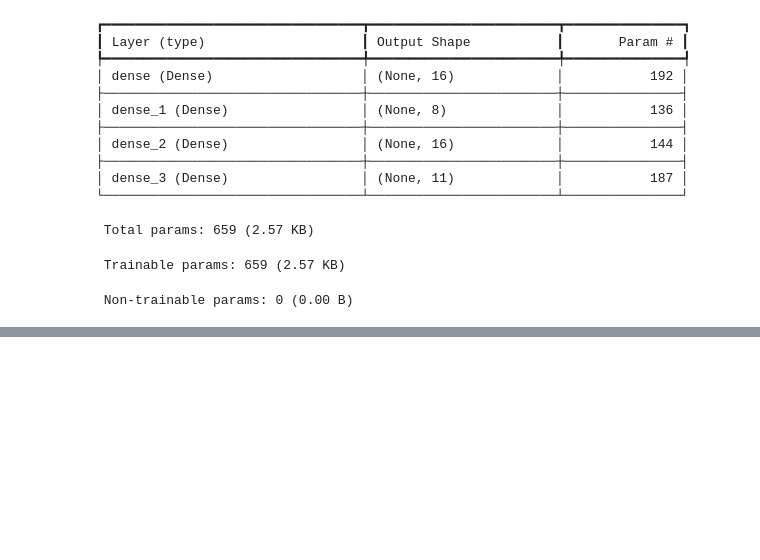
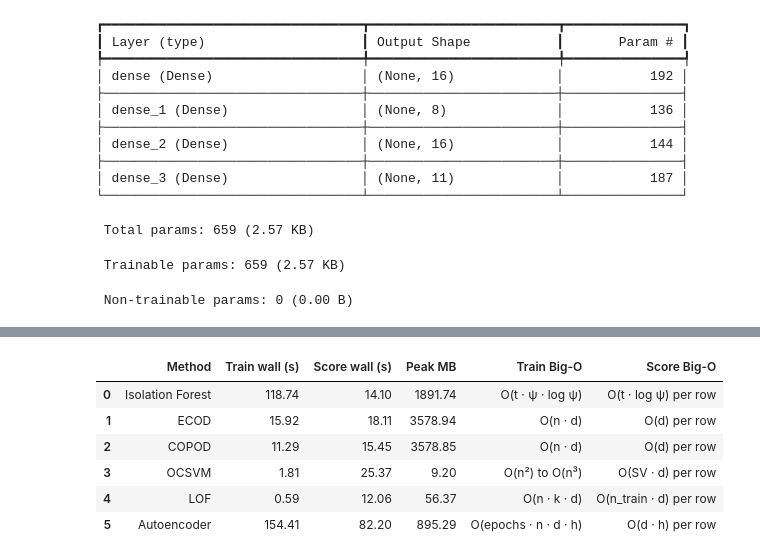
Before and after one commit to MarcLVR/financial-fraud-anomaly-detection, a Jupyter notebook: notebooks/04_anomaly_detection.ipynb, the cells around one changed output, grey strips where cells are left out. Saved outputs shown, nothing was run; the diff lists cells and outputs as text; code cells hidden in the pictures; blank space fills up the shorter version.

```diff
--- a/notebooks/04_anomaly_detection.ipynb
+++ b/notebooks/04_anomaly_detection.ipynb
@@ -275,0 +538,63 @@ plt.show()
+# %%
+def aggregate_repeats(prefix: str, suffix: str) -> float:
+    """Mean of profile values across repeated runs sharing a prefix."""
+    keys = [k for k in profile_results if k.startswith(prefix) and k.endswith(suffix)]
+    if not keys:
+        return float("nan")
+    return float(np.mean([profile_results[k]["wall_seconds"] for k in keys]))
+
+
+def aggregate_memory(prefix: str, suffix: str) -> float:
+    keys = [k for k in profile_results if k.startswith(prefix) and k.endswith(suffix)]
+    if not keys:
+        return float("nan")
+    return float(np.mean([profile_results[k]["peak_mb"] for k in keys]))
+
+
+complexity = pd.DataFrame([
+    {"Method": "Isolation Forest",
+     "Train wall (s)": profile_results["iforest_fit"]["wall_seconds"],
+     "Score wall (s)": profile_results["iforest_score"]["wall_seconds"],
+     "Peak MB":        profile_results["iforest_fit"]["peak_mb"],
+     "Train Big-O":    "O(t · ψ · log ψ)",
+     "Score Big-O":    "O(t · log ψ) per row"},
+    {"Method": "ECOD",
+     "Train wall (s)": profile_results["ecod_fit"]["wall_seconds"],
+     "Score wall (s)": profile_results["ecod_score"]["wall_seconds"],
+     "Peak MB":        profile_results["ecod_fit"]["peak_mb"],
+     "Train Big-O":    "O(n · d)",
+     "Score Big-O":    "O(d) per row"},
+    {"Method": "COPOD",
+     "Train wall (s)": profile_results["copod_fit"]["wall_seconds"],
+     "Score wall (s)": profile_results["copod_score"]["wall_seconds"],
+     "Peak MB":        profile_results["copod_fit"]["peak_mb"],
+     "Train Big-O":    "O(n · d)",
+     "Score Big-O":    "O(d) per row"},
+    {"Method": "OCSVM",
+     "Train wall (s)": aggregate_repeats("ocsvm_fit", suffix=""),
+     "Score wall (s)": aggregate_repeats("ocsvm_score", suffix=""),
+     "Peak MB":        aggregate_memory("ocsvm_fit", suffix=""),
+     "Train Big-O":    "O(n²) to O(n³)",
+     "Score Big-O":    "O(SV · d) per row"},
+    {"Method": "LOF",
+     "Train wall (s)": aggregate_repeats("lof_fit", suffix=""),
+     "Score wall (s)": aggregate_repeats("lof_score", suffix=""),
+     "Peak MB":        aggregate_memory("lof_fit", suffix=""),
+     "Train Big-O":    "O(n · k · d)",
+     "Score Big-O":    "O(n_train · d) per row"},
+    {"Method": "Autoencoder",
+     "Train wall (s)": profile_results["autoencoder_fit"]["wall_seconds"],
+     "Score wall (s)": profile_results["autoencoder_score"]["wall_seconds"],
+     "Peak MB":        profile_results["autoencoder_fit"]["peak_mb"],
+     "Train Big-O":    "O(epochs · n · d · h)",
+     "Score Big-O":    "O(d · h) per row"},
+])
+complexity.round(2)
+# %% [output]
+|  | Method | Train wall (s) | Score wall (s) | Peak MB | Train Big-O | Score Big-O |
+| 0 | Isolation Forest | 118.74 | 14.10 | 1891.74 | O(t · ψ · log ψ) | O(t · log ψ) per row |
+| 1 | ECOD | 15.92 | 18.11 | 3578.94 | O(n · d) | O(d) per row |
+| 2 | COPOD | 11.29 | 15.45 | 3578.85 | O(n · d) | O(d) per row |
+| 3 | OCSVM | 1.81 | 25.37 | 9.20 | O(n²) to O(n³) | O(SV · d) per row |
+| 4 | LOF | 0.59 | 12.06 | 56.37 | O(n · k · d) | O(n_train · d) per row |
+| 5 | Autoencoder | 154.41 | 82.20 | 895.29 | O(epochs · n · d · h) | O(d · h) per row |
```
Also changed, not shown: parts of 33 cells of this notebook, 3 other files.
